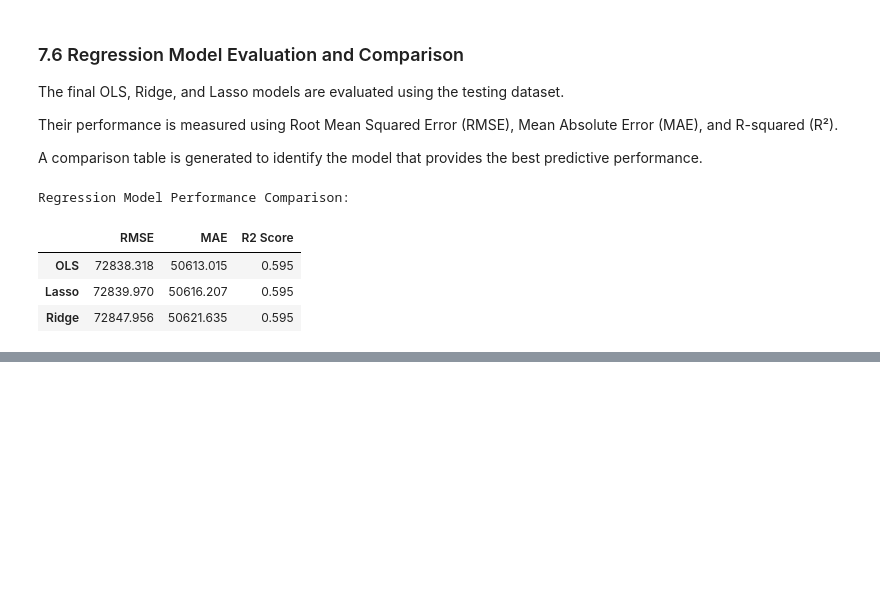
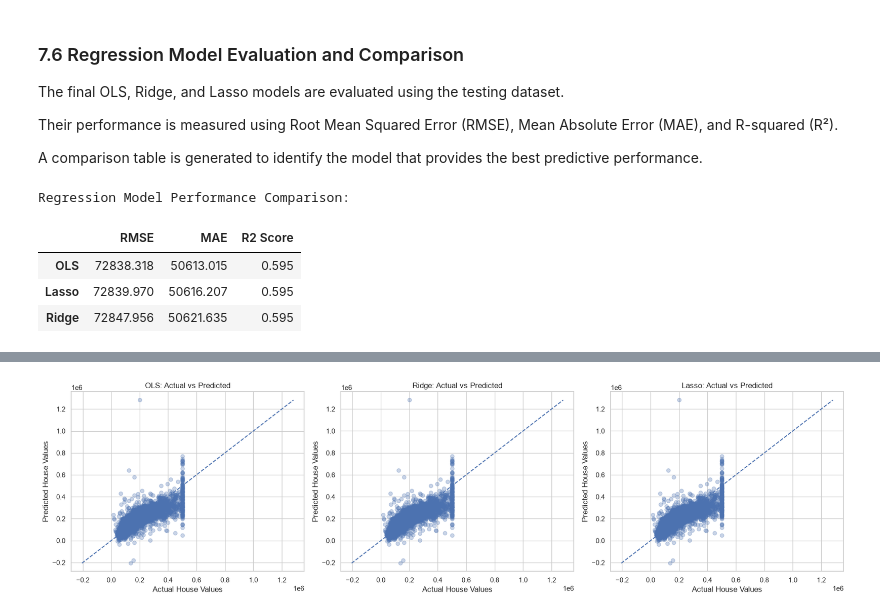
Before and after one commit to itsnatashasingh/Datheon_Python_Internship, a Jupyter notebook: Task_2_Housing_Price_Prediction/notebook/housing_price_prediction.ipynb, the cells around one changed output, grey strips where cells are left out. Saved outputs shown, nothing was run; the diff lists cells and outputs as text; code cells hidden in the pictures; blank space fills up the shorter version.

Commit message:
Complete Part 8: Perform Residual Error Analysis

```diff
--- a/Task_2_Housing_Price_Prediction/notebook/housing_price_prediction.ipynb
+++ b/Task_2_Housing_Price_Prediction/notebook/housing_price_prediction.ipynb
@@ -1782,0 +1818,5 @@ Regression Model Performance Comparison:
+# %%
+# Check the shape of predictions
+
+for model_name, predictions in model_predictions.items():
+    print(f"{model_name}: {predictions.shape}")
@@ -1782,0 +1864,5 @@ Regression Model Performance Comparison:
+# %%
+# Display residual shapes
+
+for model_name, residuals in model_residuals.items():
+    print(f"{model_name}: {residuals.shape}")
@@ -1782,0 +1883,39 @@ Regression Model Performance Comparison:
+# %%
+# ============================================
+# 8.3 ACTUAL VS PREDICTED VALUES
+# ============================================
+
+import matplotlib.pyplot as plt
+
+# Create subplots for all three models
+fig, axes = plt.subplots(1, 3, figsize=(18, 5))
+
+for ax, (model_name, y_pred) in zip(axes, model_predictions.items()):
+
+    # Plot actual vs predicted values
+    ax.scatter(
+        y_test,
+        y_pred,
+        alpha=0.3
+    )
+
+    # Add reference line
+    min_value = min(np.min(y_test), np.min(y_pred))
+    max_value = max(np.max(y_test), np.max(y_pred))
+
+    ax.plot(
+        [min_value, max_value],
+        [min_value, max_value],
+        linestyle='--'
+    )
+
+    # Set plot labels and title
+    ax.set_title(f'{model_name}: Actual vs Predicted')
+    ax.set_xlabel('Actual House Values')
+    ax.set_ylabel('Predicted House Values')
+    ax.grid(True)
+
+plt.tight_layout()
+plt.show()
+# %% [output]
+[figure, added]
```
Also changed, not shown: parts of 17 cells of this notebook.
